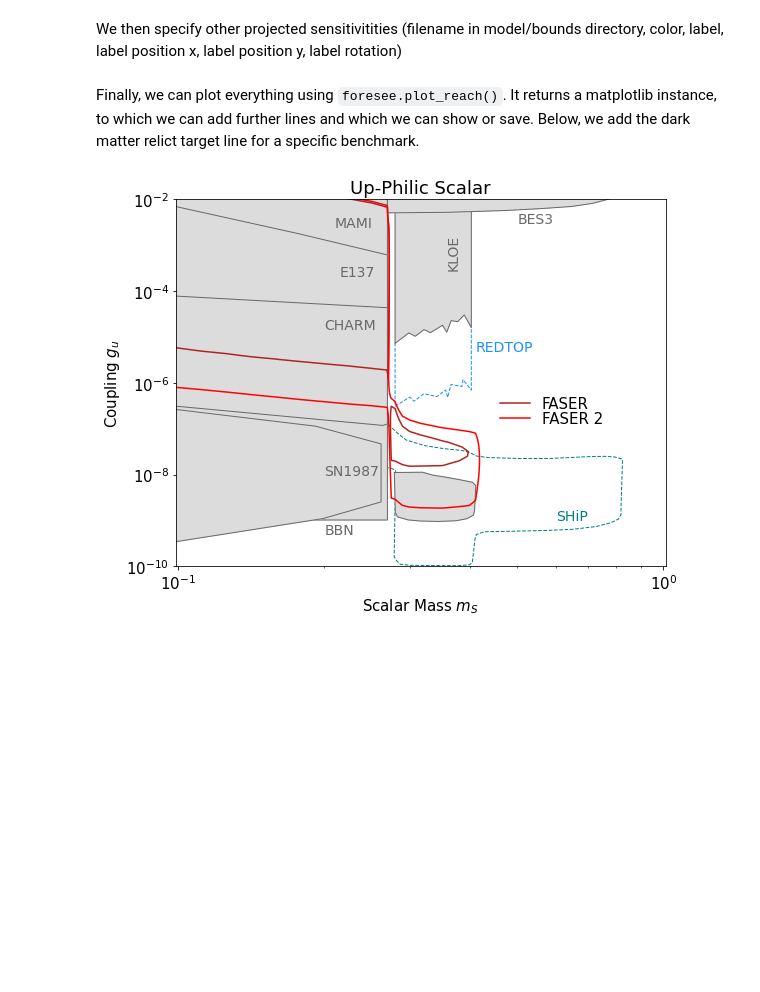
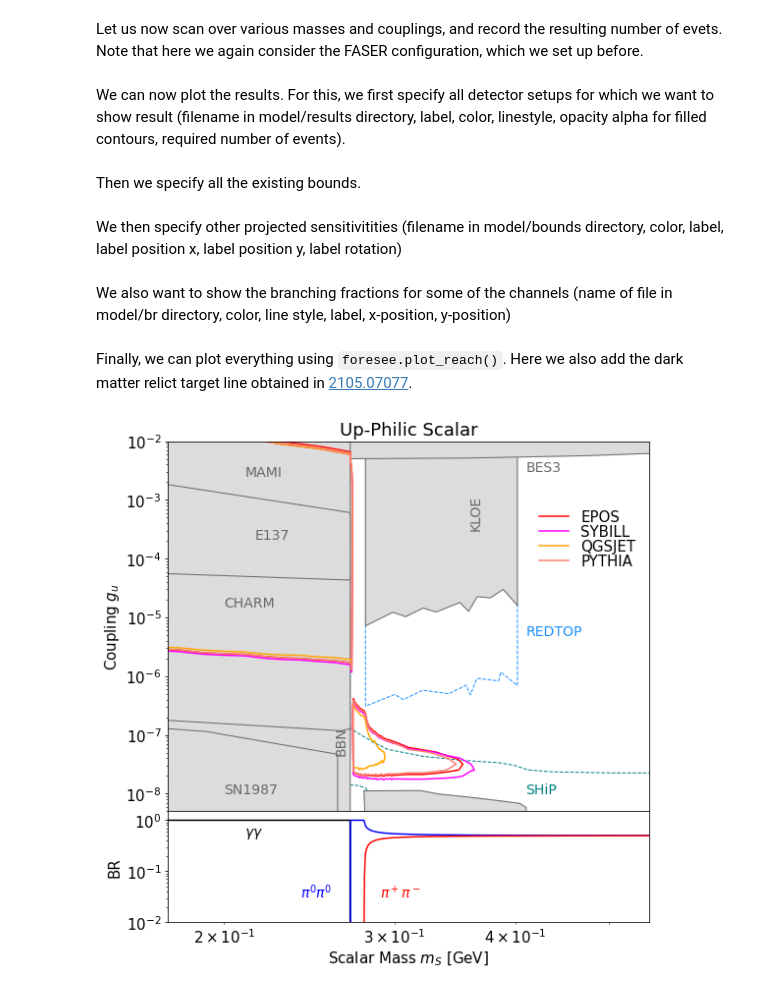
Before and after one commit to KlingFelix/FORESEE, a Jupyter notebook: Models/UpPhilic/UpPhilic.ipynb, the cells around one changed output. Cells and saved outputs as stored; diff of their text form; code cells hidden in the pictures; blank space fills up the shorter version.

Commit message:
Update Up-philic scalar

```diff
--- a/Models/UpPhilic/UpPhilic.ipynb
+++ b/Models/UpPhilic/UpPhilic.ipynb
@@ -261,0 +229,2 @@ bounds = [
+# %% [markdown]
+Let us now scan over various masses and couplings, and record the resulting number of evets. Note that here we again consider the FASER configuration, which we set up before.
@@ -262,28 +243,59 @@ bounds = [
+# %% [markdown]
+We can now plot the results. For this, we first specify all detector setups for which we want to show result (filename in model/results directory, label, color, linestyle, opacity alpha for filled contours, required number of events).
+# %%
+setups = [
+    ["13.6TeV_default_EPOSLHC.npy", "EPOS"    , "red"        ,  "solid"  , 0., 3],
+    ["13.6TeV_default_SIBYLL.npy" , "SYBILL"  , "magenta"    ,  "solid"  , 0., 3],
+    ["13.6TeV_default_QGSJET.npy" , "QGSJET"  , "orange"     ,  "solid"  , 0., 3],
+    ["13.6TeV_default_PYTHIA.npy" , "PYTHIA"  , "salmon"     ,  "solid"  , 0., 3],
+]
+# %% [markdown]
+Then we specify all the existing bounds.
+# %%
+bounds = [
+    ["bounds_BBN.txt"       , "BBN"    , 0.260, 5.0*10**-8, 90  ],
+    ["bounds_MAMI.txt"      , "MAMI"   , 0.210, 2.5*10**-3 , 0  ],
+    ["bounds_CHARM.txt"     , "CHARM"  , 0.200, 1.5*10**-5 , 0  ],
+    ["bounds_CHARM2.txt"    , None     , 0.   , 0.         , 0  ],
+    ["bounds_E137.txt"      , "E137"   , 0.215, 2.1*10**-4 , 0 ],
+    ["bounds_SN1987.txt"    , "SN1987" , 0.2  , 1.0*10**-8 , 0  ],
+    ["bounds_KLOE.txt"      , "KLOE"   , 0.358, 3.4*10**-4 , 90 ],
+    ["bounds_BES3.txt"      , "BES3"   , 0.410, 3.0*10**-3 , 0  ],
+]
 # %% [markdown]
 We then specify other projected sensitivitities (filename in model/bounds directory, color, label, label position x, label position y, label rotation)
 # %%
 projections = [
-    ["limits_SHiP.txt",       "teal",         "SHiP"    , 0.600, 1.0*10**-9, 0  ],
+    ["limits_SHiP.txt",       "teal",         "SHiP"    , 0.410, 1.0*10**-8, 0  ],
     ["limits_REDTOP.txt",     "dodgerblue",   "REDTOP"  , 0.410, 5.0*10**-6, 0  ],
 ]
+# %% [markdown]
+We also want to show the branching fractions for some of the channels (name of file in model/br directory, color, line style, label, x-position, y-position)
+# %%
+branchings = [
+    ["gamma"     , "black"        , "solid" , r"$\gamma\gamma$"         , 0.210, 0.50],
+    ["pi0_pi0"   , "blue"         , "solid" , r"$\pi^0\pi^0$"           , 0.240, 0.03],
+    ["pi+_pi-"   , "red"          , "solid" , r"$\pi^+\pi^-$"           , 0.290, 0.03],
+]
 # %% [markdown]
-Finally, we can plot everything using `foresee.plot_reach()`. It returns a matplotlib instance, to which we can add further lines and which we can show or save. Below, we add the dark matter relict target line for a specific benchmark.
+Finally, we can plot everything using `foresee.plot_reach()`. Here we also add the dark matter relict target line obtained in [2105.07077](https://arxiv.org/abs/2105.07077).
 # %%
-plot = foresee.plot_reach(
+plot, ax, ax2 = foresee.plot_reach(
     setups=setups,
     bounds=bounds,
     projections=projections,
+    branchings=branchings,
     title="Up-Philic Scalar",
-    xlims=[0.099,1.01],
-    ylims=[10**-10,10**-2],
-    xlabel=r"Scalar Mass $m_S$",
+    xlims=[0.175,0.55],
+    ylims=[5e-9,1e-2],
+    xlabel=r"Scalar Mass $m_{S}$ [GeV]",
     ylabel=r"Coupling $g_u$",
-    legendloc=(0.90,0.50),
-    figsize=(8,6),
+    legendloc=(1,0.85),
+    figsize=(8,8),
 )
 
 plot.subplots_adjust(left=0.12, right=0.97, bottom=0.10, top=0.95)
-plot.savefig("/Users/felixkling/Downloads/Figure.pdf")
+plot.savefig("/Users/felixkling/Downloads/Example_DP.pdf")
 plot.show()
 # %% [output]
-[figure, old version]
+[figure, new version]
```
Also changed, not shown: parts of 72 cells of this notebook, 24 other files.
